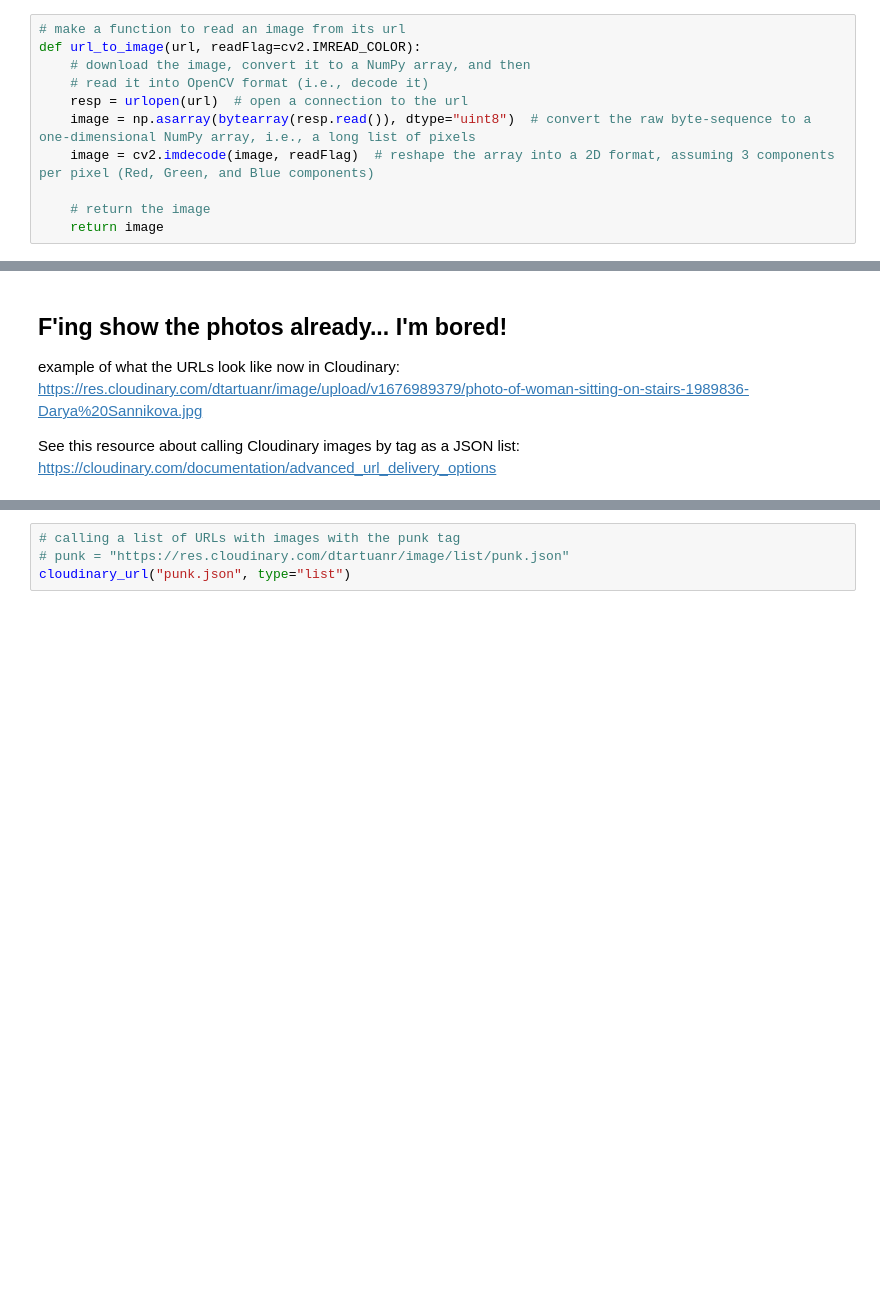
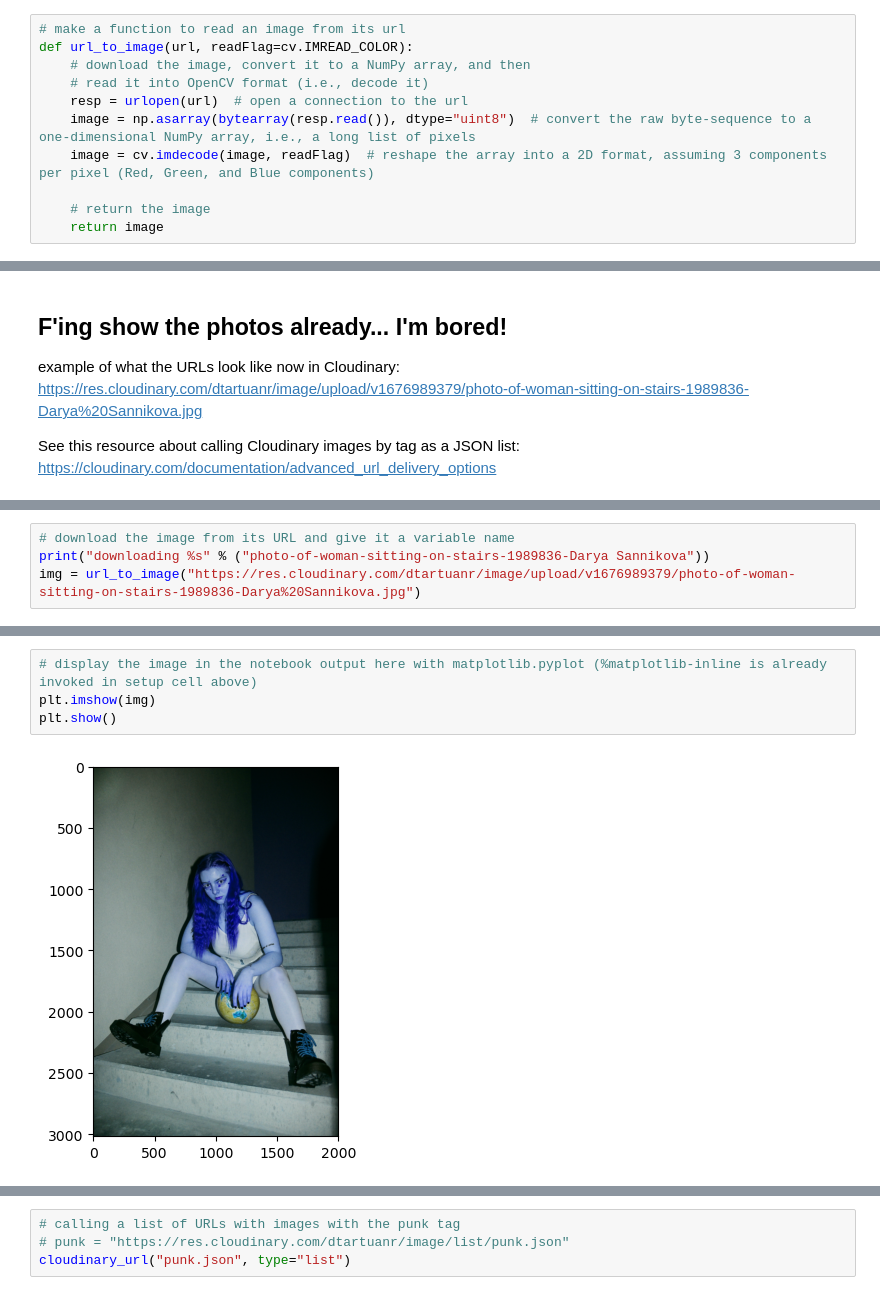
Before and after one commit to Data-Design-Dimension/color, a Jupyter notebook: color_quantization_from_url.ipynb, the cells around one changed output, grey strips where cells are left out. Cells and saved outputs as stored; diff of their text form; blank space fills up the shorter version.

Commit message:
color quant of 2 images from_url notebook

```diff
--- a/color_quantization_from_url.ipynb
+++ b/color_quantization_from_url.ipynb
@@ -133,12 +132,12 @@ If you try to read Pexel images from URL directly to an image using urllib, you
 _So, downloading is one way to go from here. (I'd love to hear about alternatives!)_
 # %%
 # make a function to read an image from its url
-def url_to_image(url, readFlag=cv2.IMREAD_COLOR):
+def url_to_image(url, readFlag=cv.IMREAD_COLOR):
     # download the image, convert it to a NumPy array, and then
     # read it into OpenCV format (i.e., decode it)
     resp = urlopen(url)  # open a connection to the url
     image = np.asarray(bytearray(resp.read()), dtype="uint8")  # convert the raw byte-sequence to a one-dimensional NumPy array, i.e., a long list of pixels
-    image = cv2.imdecode(image, readFlag)  # reshape the array into a 2D format, assuming 3 components per pixel (Red, Green, and Blue components)
+    image = cv.imdecode(image, readFlag)  # reshape the array into a 2D format, assuming 3 components per pixel (Red, Green, and Blue components)
 
     # return the image
     return image
@@ -321,0 +330,4 @@ https://cloudinary.com/documentation/advanced_url_delivery_options
+# %%
+# download the image from its URL and give it a variable name
+print("downloading %s" % ("photo-of-woman-sitting-on-stairs-1989836-Darya Sannikova"))
+img = url_to_image("https://res.cloudinary.com/dtartuanr/image/upload/v1676989379/photo-of-woman-sitting-on-stairs-1989836-Darya%20Sannikova.jpg")
@@ -321,0 +336,6 @@ https://cloudinary.com/documentation/advanced_url_delivery_options
+# %%
+# display the image in the notebook output here with matplotlib.pyplot (%matplotlib-inline is already invoked in setup cell above)
+plt.imshow(img)
+plt.show()
+# %% [output]
+[figure, added]
```
Also changed, not shown: parts of 24 cells of this notebook, 1 other file.
